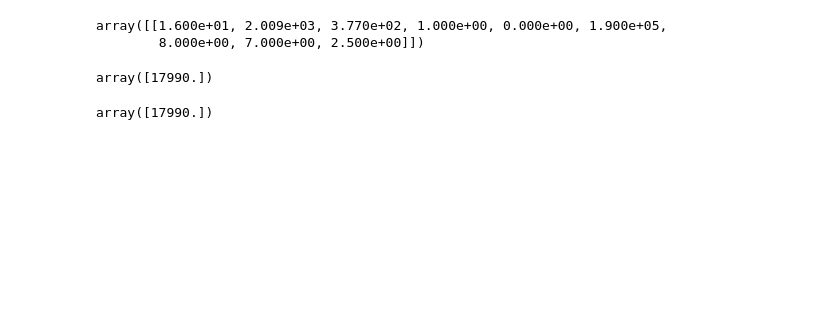
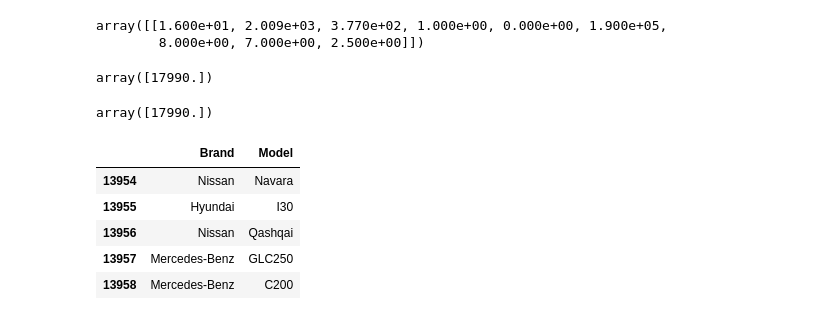
Before and after one commit to zquiroga/Project-4---Group-No.1, a Jupyter notebook: vehicle-prices-Copy1.ipynb, the cells around one changed output. Saved outputs shown, nothing was run; the diff lists cells and outputs as text; code cells hidden in the pictures; blank space fills up the shorter version.

```diff
--- a/vehicle-prices-Copy1.ipynb
+++ b/vehicle-prices-Copy1.ipynb
@@ -414,3 +433,15 @@ y_pred = dec_tree_reg.predict(X)
 y_pred
 # %% [output]
 array([17990.])
+# %%
+# Copying original dataset
+columns_to_drop = ['BodyType', 'Price', 'Year', 'UsedOrNew', 'Transmission', 'Kilometres', 'State', 'Litres']
+brand_model = brand_model.drop(columns=columns_to_drop)
+brand_model.tail()
+# %% [output]
+|  | Brand | Model |
+| 13954 | Nissan | Navara |
+| 13955 | Hyundai | I30 |
+| 13956 | Nissan | Qashqai |
+| 13957 | Mercedes-Benz | GLC250 |
+| 13958 | Mercedes-Benz | C200 |
```
Also changed, not shown: parts of 6 cells of this notebook, 3 other files.
